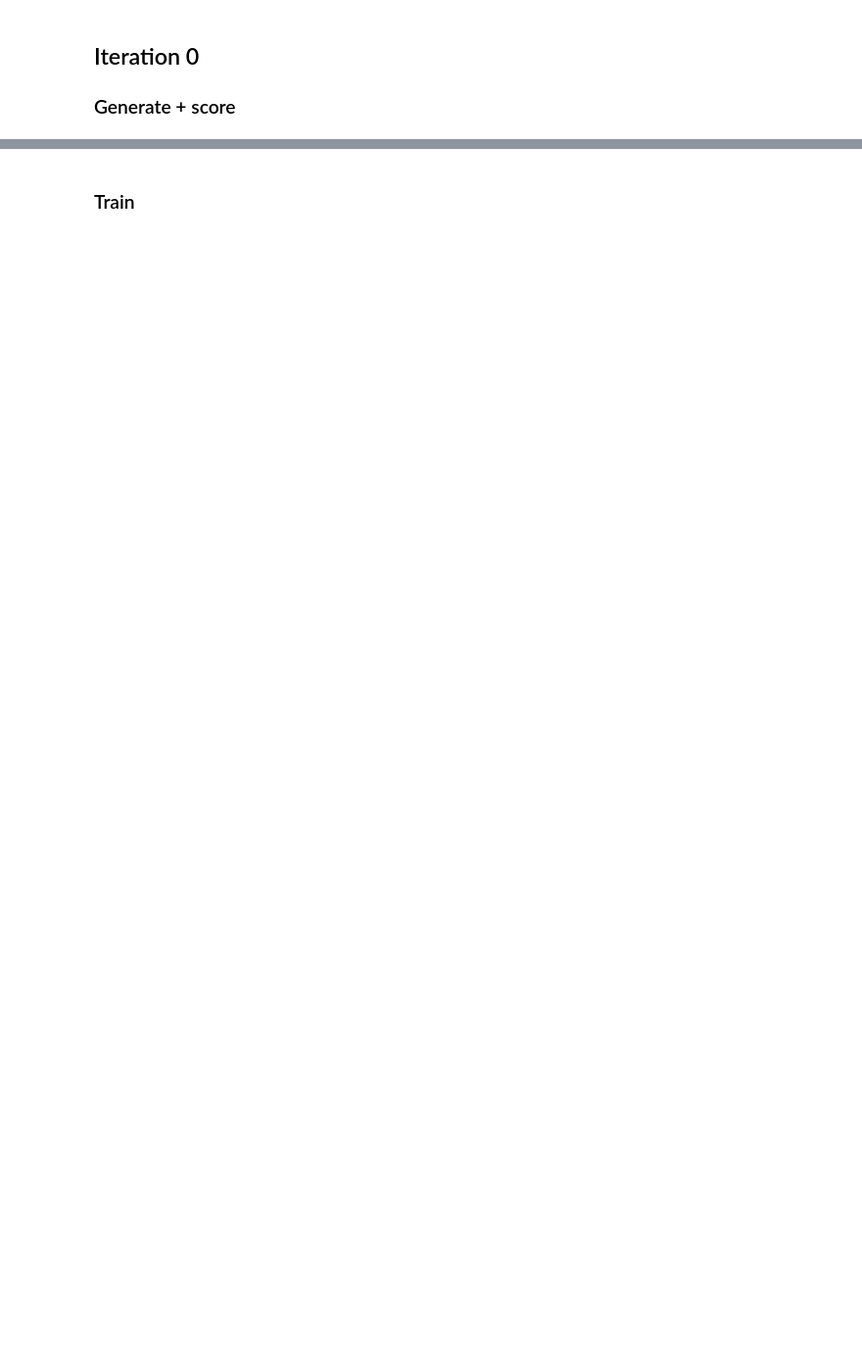
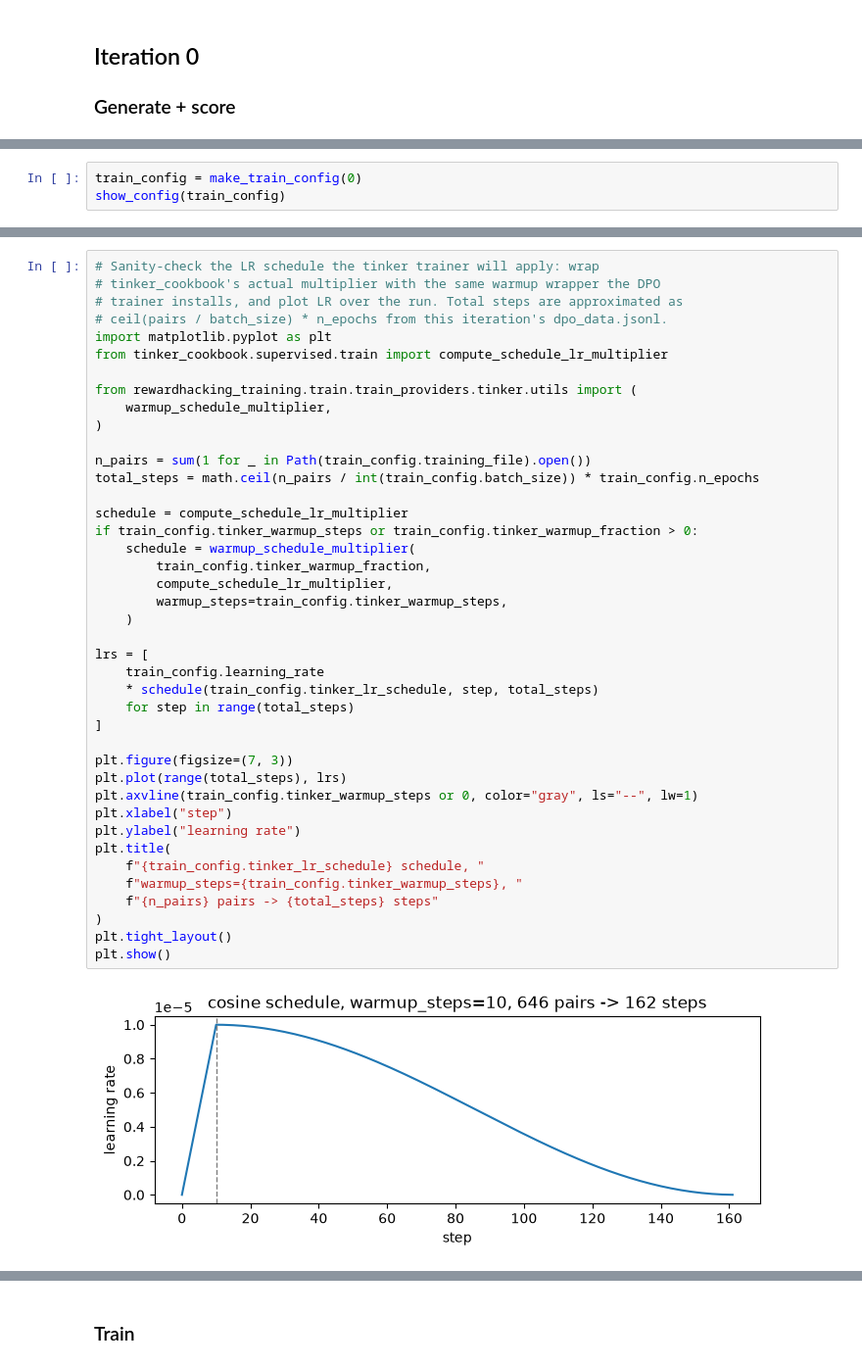
Before and after one commit to oliveradk/iter-dpo-reward-hacking-generalization, a Jupyter notebook: notebooks/inkling_iterative_dpo.ipynb, the cells around one changed output, grey strips where cells are left out. Shown at 98% size. Cells and saved outputs as stored; diff of their text form; blank space fills up the shorter version.

```diff
--- a/notebooks/inkling_iterative_dpo.ipynb
+++ b/notebooks/inkling_iterative_dpo.ipynb
@@ -204,0 +655,3 @@ print(dpo_path)
+# %%
+train_config = make_train_config(0)
+show_config(train_config)
@@ -204,0 +676,43 @@ print(dpo_path)
+# %%
+# Sanity-check the LR schedule the tinker trainer will apply: wrap
+# tinker_cookbook's actual multiplier with the same warmup wrapper the DPO
+# trainer installs, and plot LR over the run. Total steps are approximated as
+# ceil(pairs / batch_size) * n_epochs from this iteration's dpo_data.jsonl.
+import matplotlib.pyplot as plt
+from tinker_cookbook.supervised.train import compute_schedule_lr_multiplier
+
+from rewardhacking_training.train.train_providers.tinker.utils import (
+    warmup_schedule_multiplier,
+)
+
+n_pairs = sum(1 for _ in Path(train_config.training_file).open())
+total_steps = math.ceil(n_pairs / int(train_config.batch_size)) * train_config.n_epochs
+
+schedule = compute_schedule_lr_multiplier
+if train_config.tinker_warmup_steps or train_config.tinker_warmup_fraction > 0:
+    schedule = warmup_schedule_multiplier(
+        train_config.tinker_warmup_fraction,
+        compute_schedule_lr_multiplier,
+        warmup_steps=train_config.tinker_warmup_steps,
+    )
+
+lrs = [
+    train_config.learning_rate
+    * schedule(train_config.tinker_lr_schedule, step, total_steps)
+    for step in range(total_steps)
+]
+
+plt.figure(figsize=(7, 3))
+plt.plot(range(total_steps), lrs)
+plt.axvline(train_config.tinker_warmup_steps or 0, color="gray", ls="--", lw=1)
+plt.xlabel("step")
+plt.ylabel("learning rate")
+plt.title(
+    f"{train_config.tinker_lr_schedule} schedule, "
+    f"warmup_steps={train_config.tinker_warmup_steps}, "
+    f"{n_pairs} pairs -> {total_steps} steps"
+)
+plt.tight_layout()
+plt.show()
+# %% [output]
+[figure, added]
```
Also changed, not shown: parts of 44 cells of this notebook.
